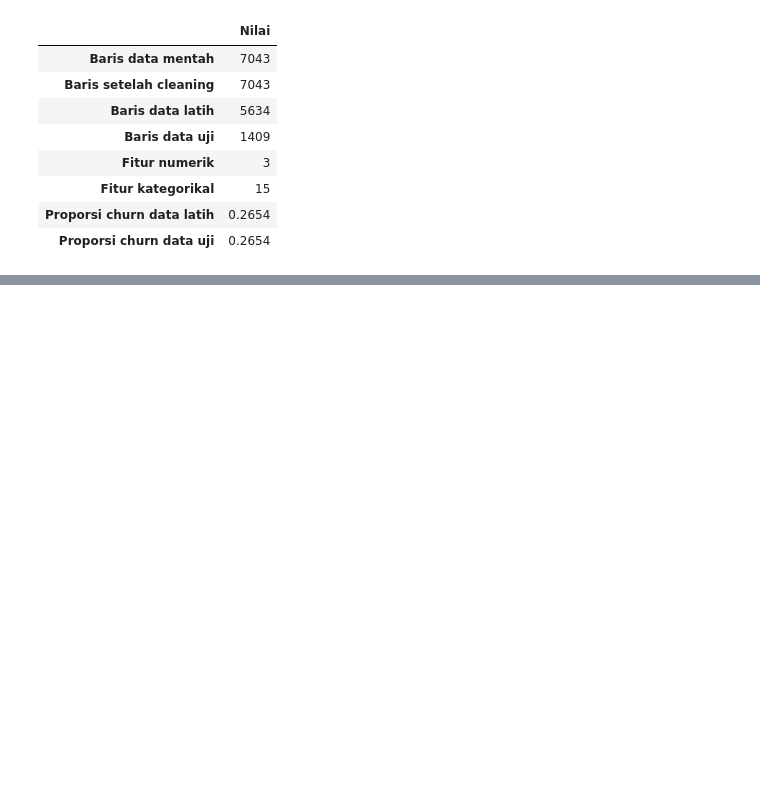
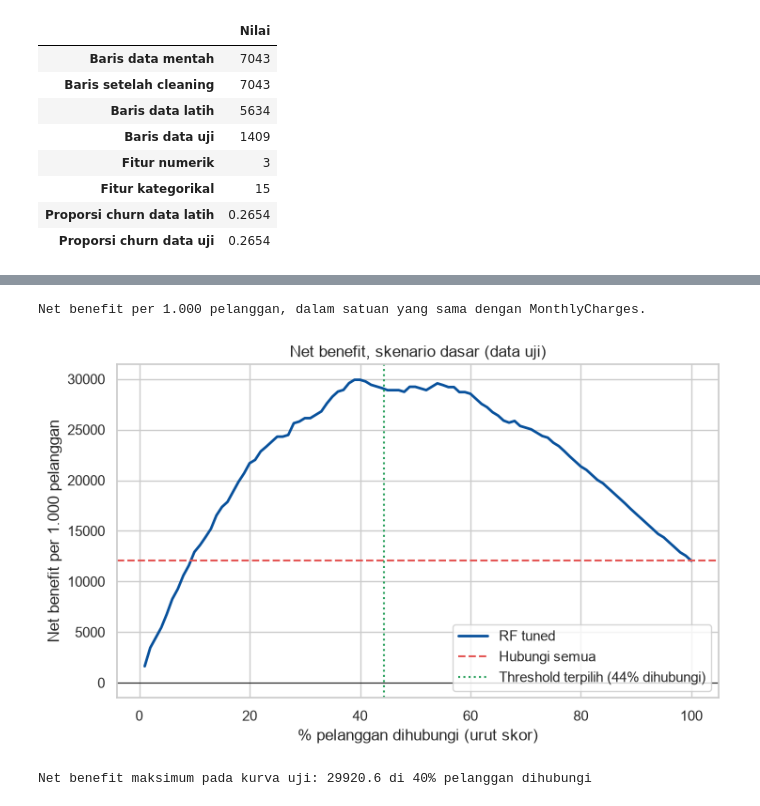
Before and after one commit to Cecarrr/21_IF-B_Pemuja-Kerang-Ajaib, a Jupyter notebook: notebooks/Insight-EDA.ipynb, the cells around one changed output, grey strips where cells are left out. Drawn from its saved outputs; the diff is of its cells as text; code cells hidden in the pictures; blank space fills up the shorter version.

```diff
--- a/notebooks/Insight-EDA.ipynb
+++ b/notebooks/Insight-EDA.ipynb
@@ -1270,0 +1682,38 @@ Confusion Matrix:
+# %%
+n_uji, n_churn = len(yt), int(yt.sum())
+baris, th_skenario = [], {}
+for nama_s, prm in SKENARIO.items():
+    m1 = metrik_threshold(yt, skor_uji['RF tuned'], t_rf)                      # threshold tunggal (skenario dasar, dengan batas)
+    t_s, _, _ = pilih_threshold(y_train, oof_rf, skenario=prm, batas=False)    # threshold per skenario, dipilih dari OOF
+    th_skenario[nama_s] = t_s
+    m2 = metrik_threshold(yt, skor_uji['RF tuned'], t_s)
+    baris.append({'Skenario': nama_s, 'p_terima': prm['p'], 'Biaya penawaran': prm['c'],
+                  'RF: threshold tunggal': net_benefit(m1['TP'], m1['FP'], n_uji, **prm),
+                  'RF: threshold per skenario': net_benefit(m2['TP'], m2['FP'], n_uji, **prm),
+                  'Dihubungi (per skenario)': m2['dihubungi'],
+                  'Hubungi semua': net_benefit(n_churn, n_uji - n_churn, n_uji, **prm),
+                  'Tidak hubungi': 0.0})
+tab_nb = pd.DataFrame(baris).set_index('Skenario')
+tab_nb['Tercapai (threshold tunggal)'] = (tab_nb['RF: threshold tunggal'] > tab_nb['Hubungi semua']) & (tab_nb['RF: threshold tunggal'] > 0)
+tab_nb['Tercapai (per skenario)'] = (tab_nb['RF: threshold per skenario'] > tab_nb['Hubungi semua']) & (tab_nb['RF: threshold per skenario'] > 0)
+display(tab_nb.round(3))
+print('Net benefit per 1.000 pelanggan, dalam satuan yang sama dengan MonthlyCharges.')
+
+# Net benefit menurut proporsi pelanggan yang dihubungi (skenario dasar)
+prm = SKENARIO[SKENARIO_UTAMA]
+frak = np.linspace(0.01, 1.0, 100)
+kurva = []
+for f in frak:
+    k_ = int(np.ceil(f * n_uji)); top = urut[:k_]
+    tp = int(yt[top].sum()); kurva.append(net_benefit(tp, k_ - tp, n_uji, **prm))
+fig, ax = plt.subplots(figsize=(7.5, 4.6))
+ax.plot(frak * 100, kurva, color='#08519c', lw=2, label='RF tuned')
+ax.axhline(net_benefit(n_churn, n_uji - n_churn, n_uji, **prm), color='#E45756', ls='--', label='Hubungi semua')
+ax.axhline(0, color='k', lw=0.8)
+m_t = metrik_threshold(yt, skor_uji['RF tuned'], t_rf)
+ax.axvline(m_t['dihubungi'] * 100, color='#2ca25f', ls=':', label=f"Threshold terpilih ({m_t['dihubungi']:.0%} dihubungi)")
+ax.set_xlabel('% pelanggan dihubungi (urut skor)'); ax.set_ylabel('Net benefit per 1.000 pelanggan')
+ax.set_title(f'Net benefit, skenario {SKENARIO_UTAMA.lower()} (data uji)'); ax.legend()
+plt.tight_layout(); plt.savefig('../figures/fig12_net_benefit.png', dpi=150, bbox_inches='tight'); plt.show()
+print(f'Net benefit maksimum pada kurva uji: {max(kurva):.1f} di {frak[int(np.argmax(kurva))]:.0%} pelanggan dihubungi')
+# %% [output]
@@ -1270,0 +1725,3 @@ Confusion Matrix:
+Net benefit per 1.000 pelanggan, dalam satuan yang sama dengan MonthlyCharges.
+[figure, added]
+Net benefit maksimum pada kurva uji: 29920.6 di 40% pelanggan dihubungi
```
Also changed, not shown: parts of 63 cells of this notebook, 11 other files.
